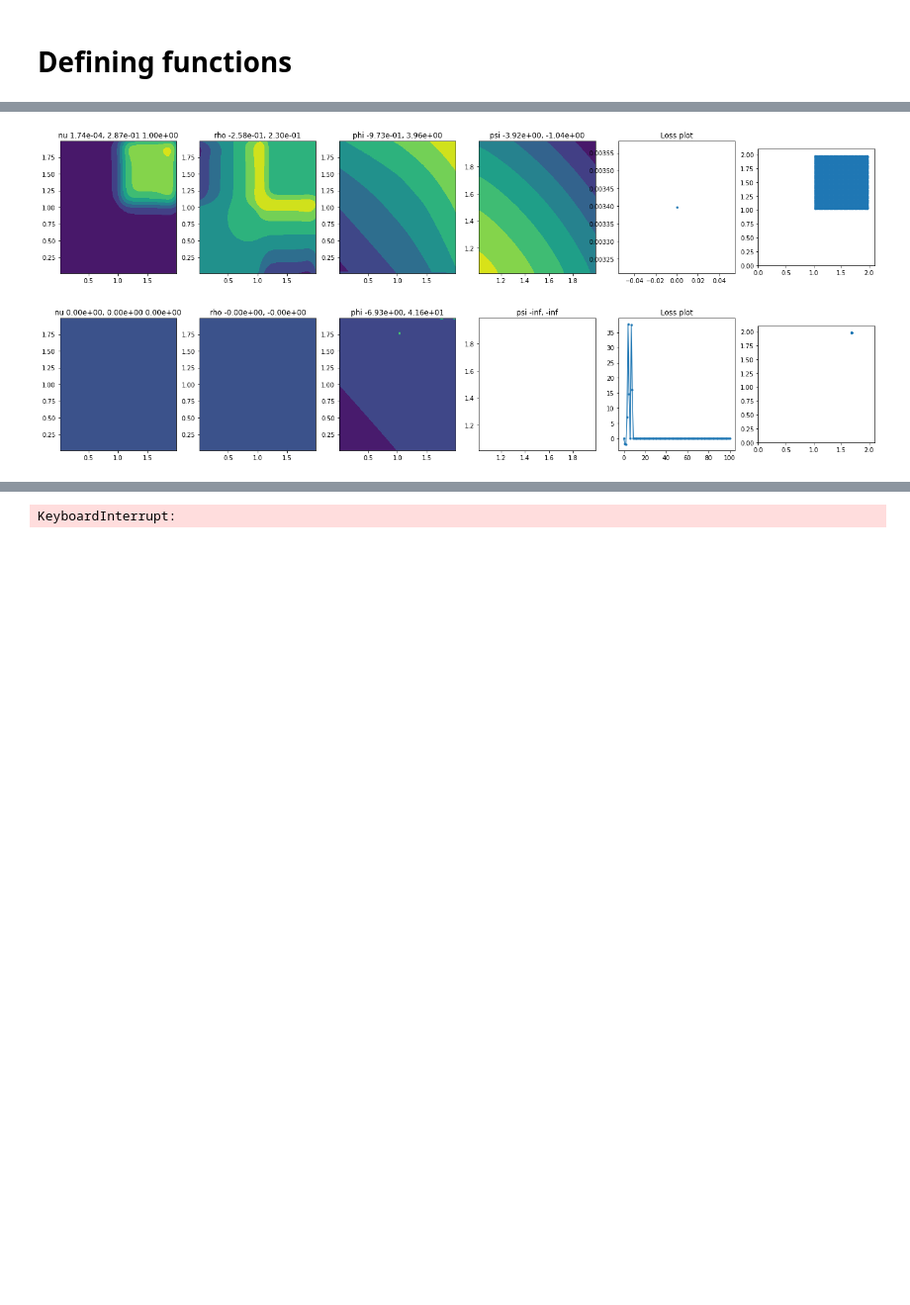
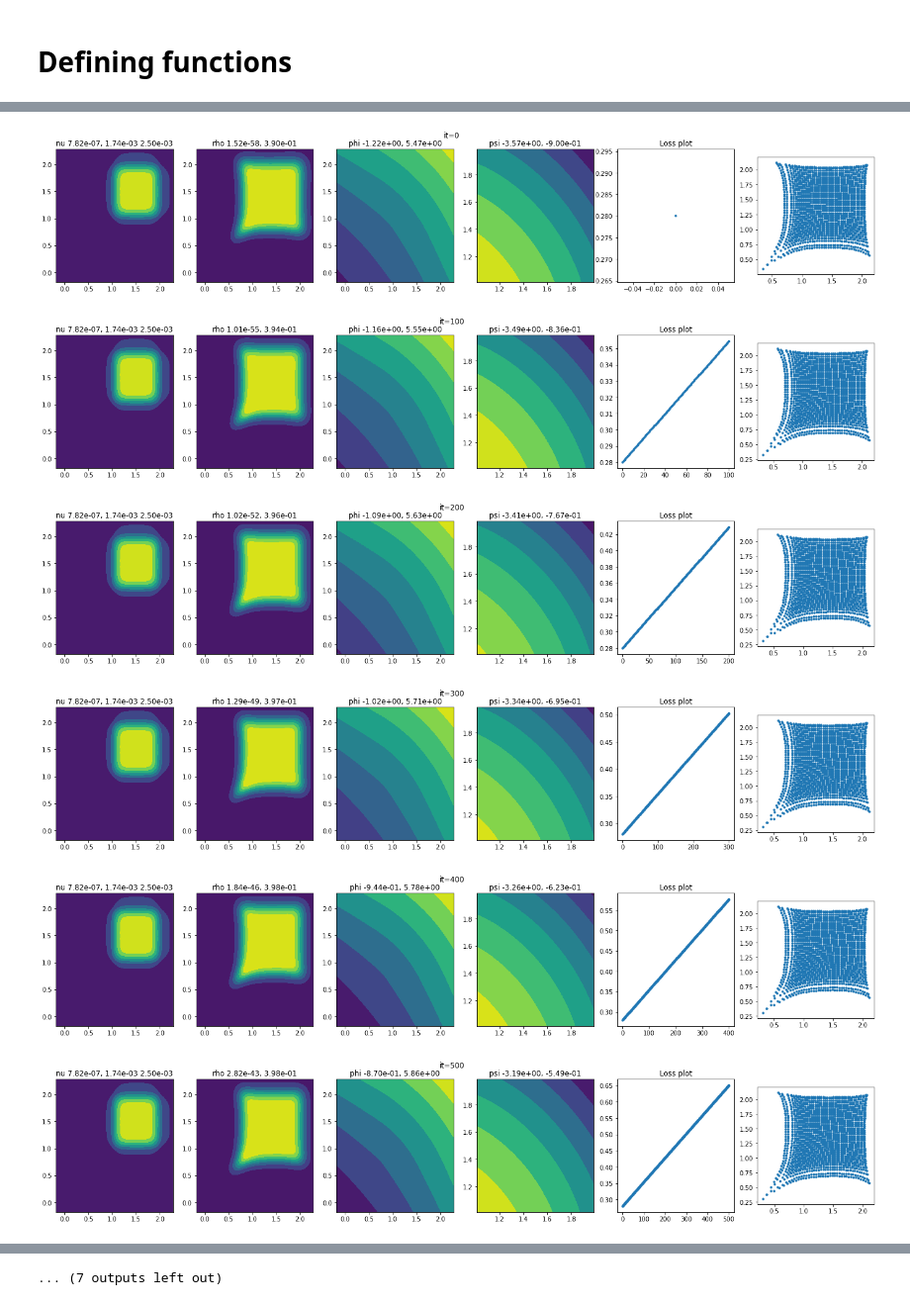
Before and after one commit to wonjunee/screening, a Jupyter notebook: python/screening_entropic.ipynb, the cells around one changed output, grey strips where cells are left out. Shown at 99% size. Saved outputs shown, nothing was run; the diff lists cells and outputs as text; code cells hidden in the pictures; blank space fills up the shorter version.

```diff
--- a/python/screening_entropic.ipynb
+++ b/python/screening_entropic.ipynb
@@ -180,12 +179,16 @@ def solve_poisson(u, phi_np, psi_np, nu_np, b, kernel, helper, dx, dy, yMax, sho
 # %%
 # centered difference
 def compute_dx(output, phi, dy):
+  m = int(np.sqrt(phi.shape[0]))
+  phi = phi.reshape((m,m))
   output[:,1:-1] = (phi[:,2:] - phi[:,:-2])/(2.0*dy)
   output[:,0]    = (phi[:,1] - phi[:,0])/(1.0*dy)
   output[:,-1]   = (phi[:,-1] - phi[:,-2])/(1.0*dy)
 
 # centered difference
 def compute_dy(output, phi, dy):
+  m = int(np.sqrt(phi.shape[0]))
+  phi = phi.reshape((m,m))
   output[1:-1,:] = (phi[2:,:] - phi[:-2,:])/(2.0*dy)
   output[0,:]    = (phi[1,:] - phi[0,:])/(1.0*dy)
   output[-1,:]   = (phi[-1,:] - phi[-2,:])/(1.0*dy)
@@ -289,65 +301,71 @@ size of cost:  (1600, 6400)
 # hdisplay = display.display("", display_id=True)
 
 J_list = []
-L = 10
+L = 150
 eps = 1e-2
 
 for it in range(max_iteration):
-  c_transform(psi, phi, cost)
+  # c_transform(psi, phi, cost)
   c_transform_epsilon_cpp(psi_eps_np, psi_np, phi_np, cost_np, eps, dx, dy, yMax)
 
   # compute plan
-  # plan = np.exp( (psi_eps_np.reshape((-1,1)) - phi_np.reshape((1,-1)) - cost_np)/eps ) * dx*dx * dy*dy
+  # compute_ctransform_eps(psi_eps_np, phi_np, cost_np, eps, dy)
+  plan = np.exp( (psi_eps_np.reshape((-1,1)) - phi_np.reshape((1,-1)) - cost_np)/eps )
 
-  # rho_np[:] = plan.sum(axis=0).reshape((m,m))
-
-  # plan /= plan.sum()
-
-  # b_phi = (b_np - phi_np)/eps
-
-  # xi = plan @ b_phi.reshape((-1,1))
-  # xi /= dx*dx
-
-  # phi_np += 1.0/L * ( (1.0 - b_phi)*rho_np + (xi.reshape((1,-1))@plan).reshape((m,m)) )
-  # phi_np[0] = 0 # outside option
-
-  compute_nu_and_rho_cpp(nu_np, rho_np, psi_eps_np, phi_np,  cost_np, b_np, 1e-2, dx, dy, yMax)
-
-  # gradient ascent
-  phi_np += 1.0/L * ((1.0 - (b_np-phi_np)/eps) * nu_np + rho_np)
-  phi[0] = 0 # outside option
+  rho_np[:] = plan.sum(axis=0) * dx*dx
 
 
-  J_val = ((phi_np - b_np) * nu_np).sum() * dy*dy
+
+  b_phi = (phi_np - b_np)/eps
+  xi = plan @ b_phi.reshape((-1,1)) * dy*dy
+
+  phi_np += 1.0/L * ( (1.0 - b_phi)*rho_np + (xi.reshape((1,-1))@plan).flatten() * dx * dx )
+  phi_np[0] = 0 # outside option
+
+  # plan = np.exp( (psi_eps_np.reshape((-1,1)) - phi_np.reshape((1,-1)) - cost_np)/eps )
+  # nu_np[:] = plan.sum(axis=0) * dx * dx
+  # print("rho:",nu_np.sum()*dy*dy)
+  # compute_xi_cpp(nu_np, rho_np, psi_eps_np, phi_np,  cost_np, b_np, plan, eps, dx, dy, yMax)
+
+  # # gradient ascent
+  # phi_np += 1.0/L * ((1.0 - (b_np-phi_np)/eps) * nu_np + rho_np)
+  # phi[0] = 0 # outside option
+
+
+  J_val = ((phi_np - b_np) * rho_np).sum() * dy*dy
   J_list.append(J_val)
 
 
   # for plotting point cloud version of T(x)
-  compute_dx(Tx, psi, dx)
-  compute_dy(Ty, psi, dx)
+  compute_dx(Tx, psi_eps_np, dx)
+  compute_dy(Ty, psi_eps_np, dx)
 
   Tx = -Tx; Ty = -Ty
 
   if it % 100 == 0:
     fig,ax = plt.subplots(1,6,figsize=(24,4))
-    ax[0].contourf(Yx,Yy,nu_np)
+    ax[0].contourf(Yx,Yy,nu_np.reshape(m,m))
     ax[0].set_title(f"nu {np.min(nu_np):0.2e}, {np.max(nu_np):0.2e} {np.sum(nu_np)*dy**2:0.2e}")
-    ax[1].contourf(Yx,Yy,rho_np)
+    ax[1].contourf(Yx,Yy,rho_np.reshape(m,m))
     ax[1].set_title(f"rho {np.min(rho_np):0.2e}, {np.max(rho_np):0.2e}")
-    ax[2].contourf(Yx,Yy,phi_np)
+    ax[2].contourf(Yx,Yy,phi_np.reshape(m,m))
     ax[2].set_title(f"phi {np.min(phi_np):0.2e}, {np.max(phi_np):0.2e}")
-    ax[3].contourf(Xx,Xy,psi_eps_np)
+    ax[3].contourf(Xx,Xy,psi_eps_np.reshape(n,n))
     ax[3].set_title(f"psi {np.min(psi_eps_np):0.2e}, {np.max(psi_eps_np):0.2e}")
     ax[4].plot(J_list, '.-')
     ax[4].set_title(f"Loss plot")
     ax[5].scatter(Tx,Ty,marker='.')
     ax[5].set_aspect('equal')
-    ax[5].set_xlim([0,2.1])
-    ax[5].set_ylim([0,2.1])
-    # plt.suptitle(f"it={it}")
+    # ax[5].set_xlim([0,2.1])
+    # ax[5].set_ylim([0,2.1])
+    plt.suptitle(f"it={it}")
     # plt.savefig(f"images/{it//10:03d}.png")
     plt.show()
     # hdisplay.update(fig)
 # %% [output]
-[figure, old version]
+[figure, new version]
-[figure, old version]
+[figure, new version]
+[figure, added]
+[figure, added]
+[figure, added]
+[figure, added]
@@ -354,4 +378,4 @@ for it in range(max_iteration):
-KeyboardInterrupt:
+... (7 outputs left out)
 # %%
 import glob
 import cv2
```
Also changed, not shown: parts of 6 cells of this notebook, 4 other files.
